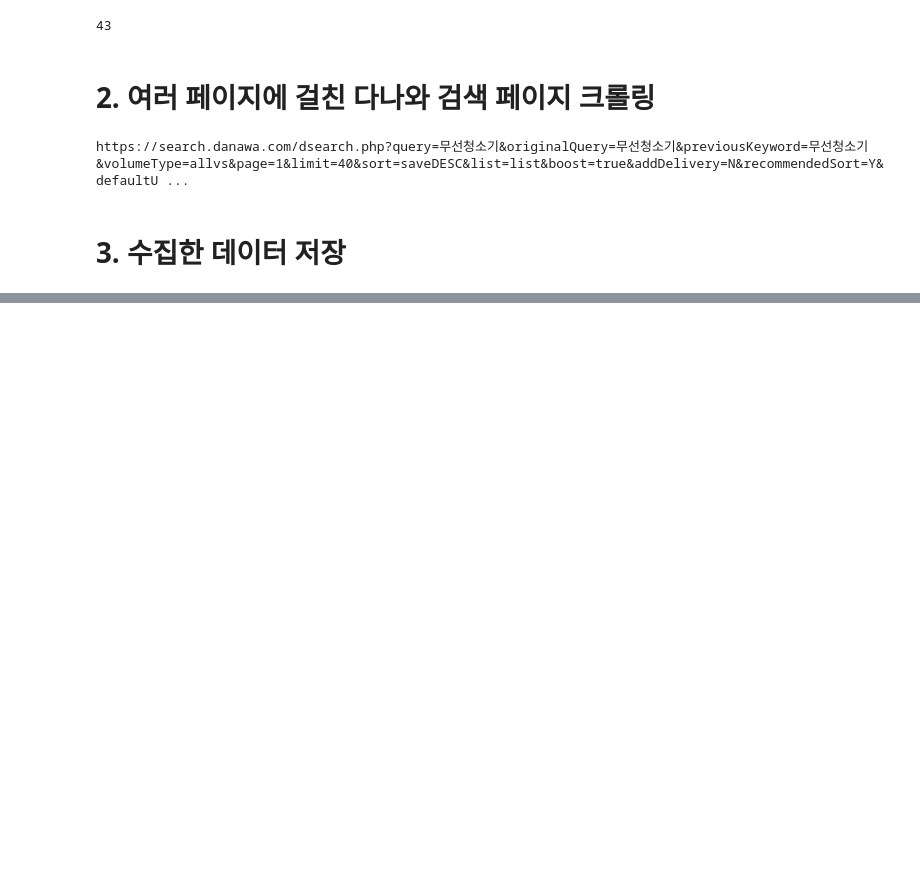
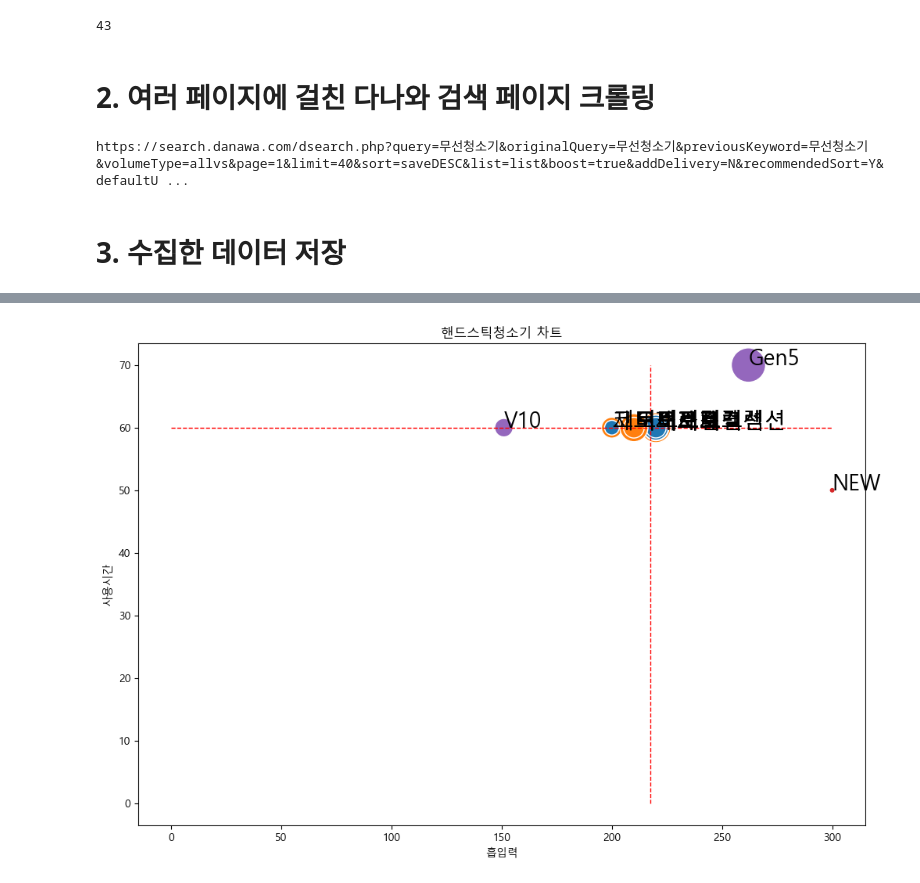
Before and after one commit to sangchun1/coding_practice, a Jupyter notebook: web crawling/shopping_crawling.ipynb, the cells around one changed output, grey strips where cells are left out. Saved outputs shown, nothing was run; the diff lists cells and outputs as text; code cells hidden in the pictures; blank space fills up the shorter version.

```diff
--- a/web crawling/shopping_crawling.ipynb
+++ b/web crawling/shopping_crawling.ipynb
@@ -126,0 +531,22 @@ df.to_csv('danawa_crawling_result.csv', index=False)
+# %%
+suction_max_value = chart_data_selected['흡입력'].max()
+suction_mean_value = chart_data_selected['흡입력'].mean()
+use_time_max_value = chart_data_selected['사용시간'].max()
+use_time_mean_value = chart_data_selected['사용시간'].mean()
+# %%
+# 청소기 성능 시각화
+plt.figure(figsize=(12,8))
+plt.title('핸드스틱청소기 차트')
+sns.scatterplot(x = '흡입력', y = '사용시간', size = '가격', hue = chart_data_selected['회사명'],
+                data = chart_data_selected, sizes = (10, 1000), legend = False)
+plt.plot([0, suction_max_value], [use_time_mean_value, use_time_mean_value], 'r--', lw=1)
+plt.plot([suction_mean_value, suction_mean_value], [0, use_time_max_value], 'r--', lw=1)
+
+for index, row in chart_data_selected.iterrows():
+    x = row['흡입력']
+    y = row['사용시간']
+    s = row['제품'].split(" ")[0]
+    plt.text(x, y, s, size=20)
+plt.show()
+# %% [output]
+[figure, added]
```
Also changed, not shown: parts of 41 cells of this notebook.
